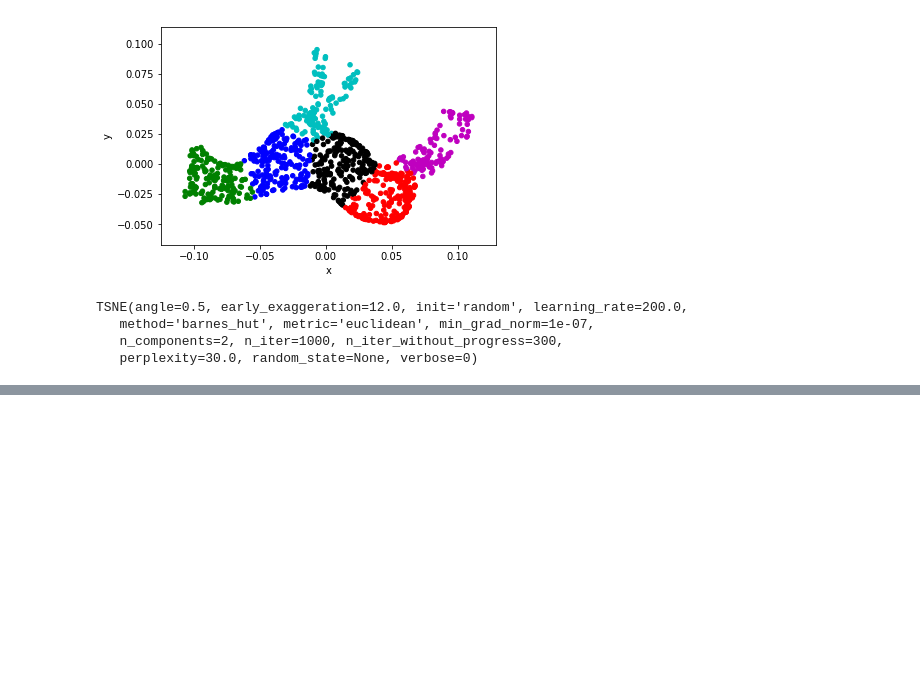
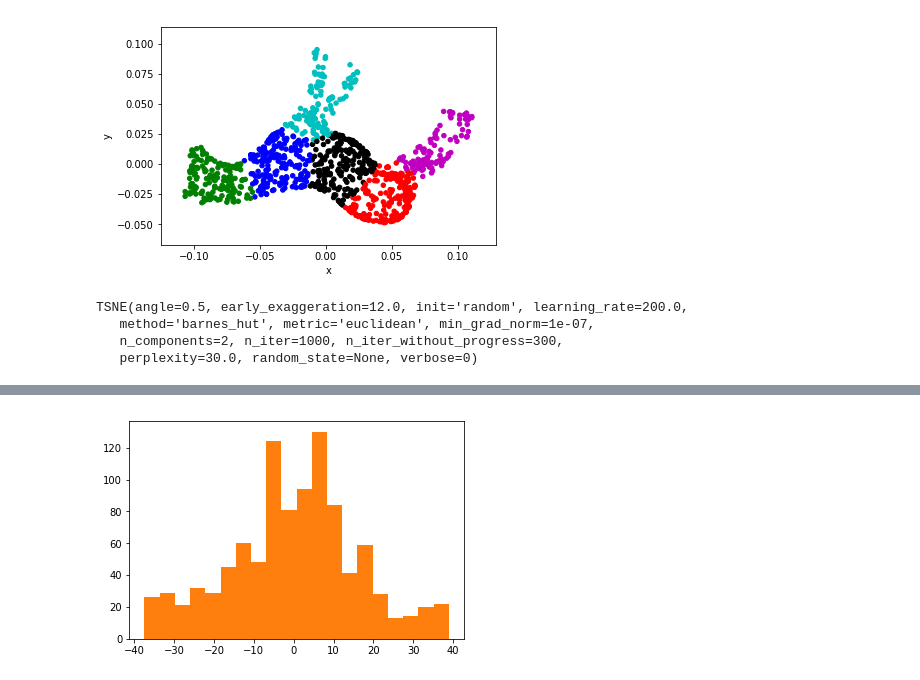
Before and after one commit to hackoregon/civicu-machine-learning, a Jupyter notebook: lessons/03-Dimension-Reduction/Dimension Reduction -- 3D Point Cloud to 2D Projection.ipynb, the cells around one changed output, grey strips where cells are left out. Saved outputs shown, nothing was run; the diff lists cells and outputs as text; code cells hidden in the pictures; blank space fills up the shorter version.

```diff
--- a/lessons/03-Dimension-Reduction/Dimension Reduction -- 3D Point Cloud to 2D Projection.ipynb
+++ b/lessons/03-Dimension-Reduction/Dimension Reduction -- 3D Point Cloud to 2D Projection.ipynb
@@ -63,7 +63,7 @@ plt.show()
 [figure]
 # %%
 from sklearn.manifold import TSNE
-tsne = TSNE()
+tsne = TSNE(n_components=2)
 cols = list('xyz')
 tsne.fit(df[cols])
 # %% [output]
@@ -80,0 +81,5 @@ AttributeError: 'TSNE' object has no attribute 'predict'
+# %%
+plt.hist(tsne.embedding_[:,0], bins=20)
+plt.show()
+# %% [output]
+[figure, added]
```
Also changed, not shown: parts of 2 cells of this notebook, 2 other files.
